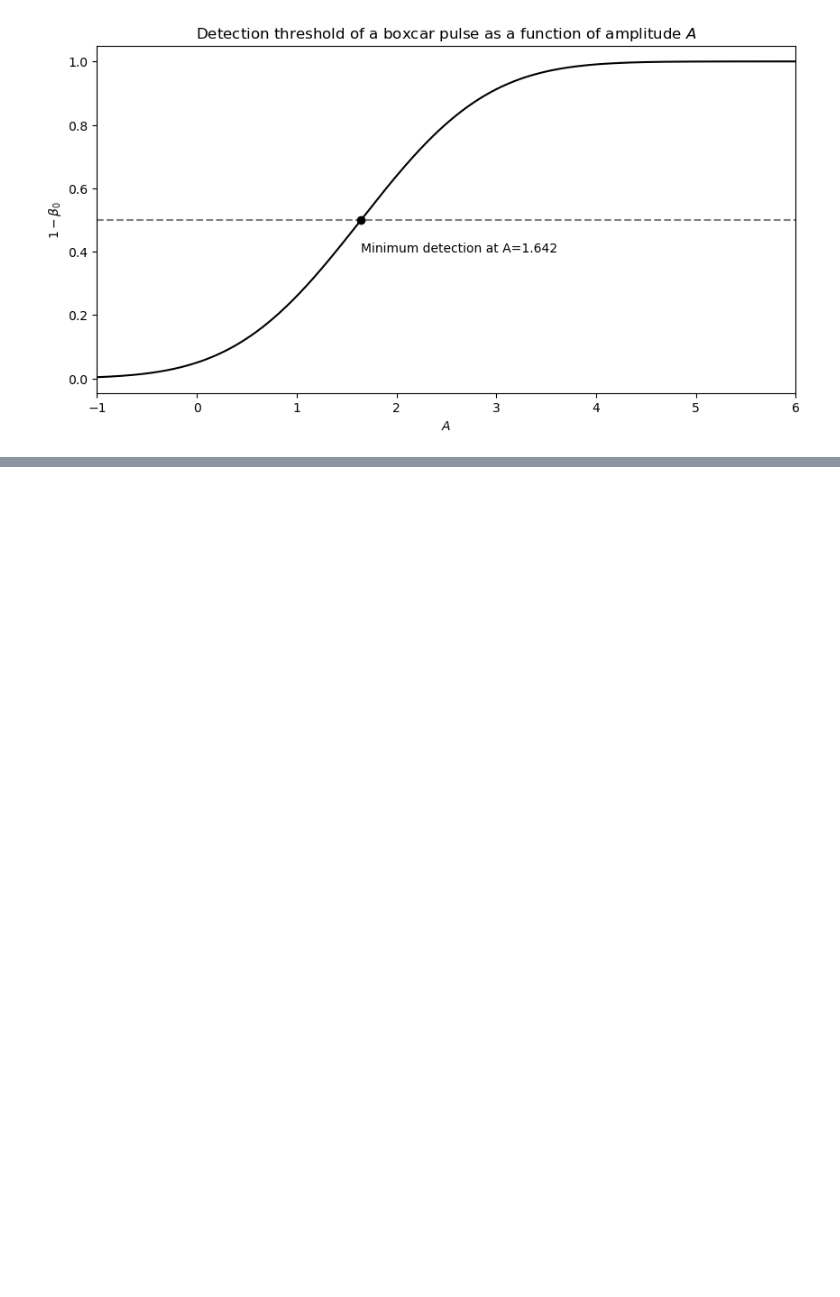
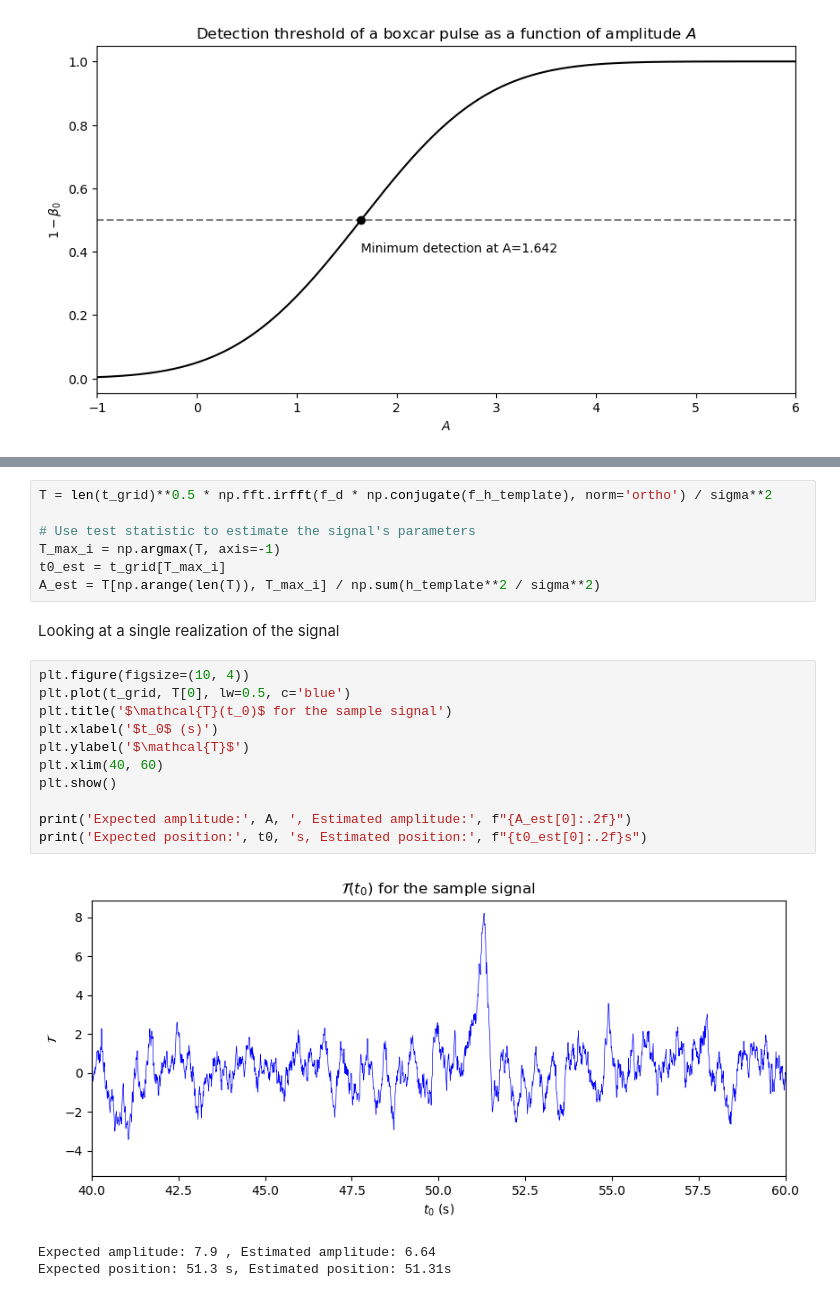
Before and after one commit to sancholp/signal-processing, a Jupyter notebook: 1. signal_detection_basics.ipynb, the cells around one changed output, grey strips where cells are left out. Cells and saved outputs as stored; diff of their text form; blank space fills up the shorter version.

```diff
--- a/1. signal_detection_basics.ipynb
+++ b/1. signal_detection_basics.ipynb
@@ -354,0 +443,24 @@ plt.show()
+# %%
+T = len(t_grid)**0.5 * np.fft.irfft(f_d * np.conjugate(f_h_template), norm='ortho') / sigma**2
+
+# Use test statistic to estimate the signal's parameters
+T_max_i = np.argmax(T, axis=-1)
+t0_est = t_grid[T_max_i]
+A_est = T[np.arange(len(T)), T_max_i] / np.sum(h_template**2 / sigma**2)
+# %% [markdown]
+Looking at a single realization of the signal
+# %%
+plt.figure(figsize=(10, 4))
+plt.plot(t_grid, T[0], lw=0.5, c='blue')
+plt.title('$\mathcal{T}(t_0)$ for the sample signal')
+plt.xlabel('$t_0$ (s)')
+plt.ylabel('$\mathcal{T}$')
+plt.xlim(40, 60)
+plt.show()
+
+print('Expected amplitude:', A, ', Estimated amplitude:', f"{A_est[0]:.2f}")
+print('Expected position:', t0, 's, Estimated position:', f"{t0_est[0]:.2f}s")
+# %% [output]
+[figure, added]
+Expected amplitude: 7.9 , Estimated amplitude: 6.64
+Expected position: 51.3 s, Estimated position: 51.31s
```
Also changed, not shown: parts of 9 cells of this notebook, 1 other file.
